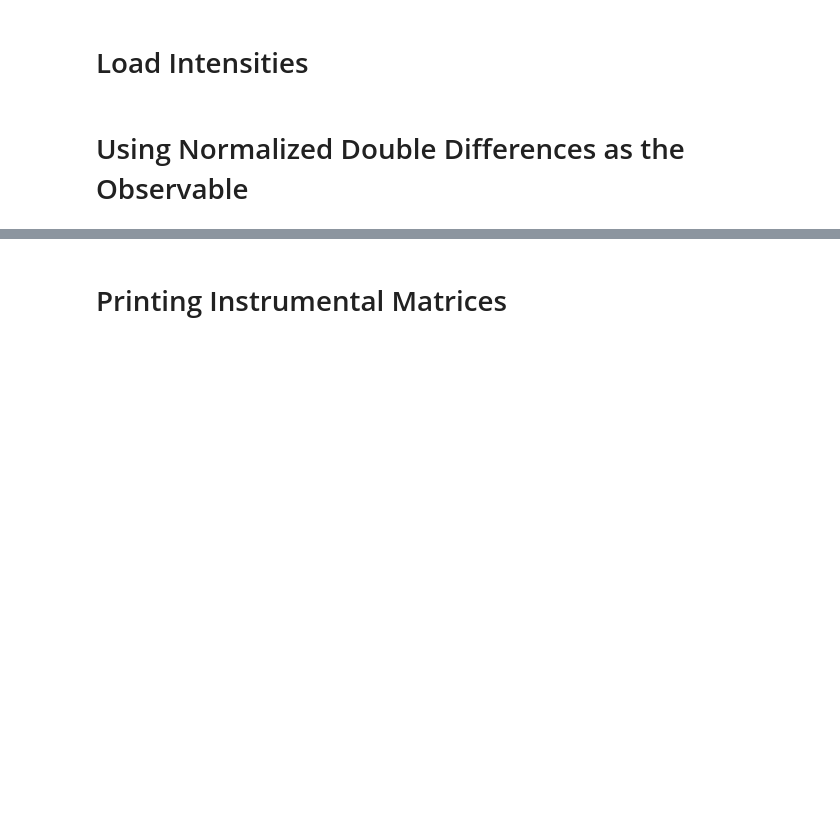
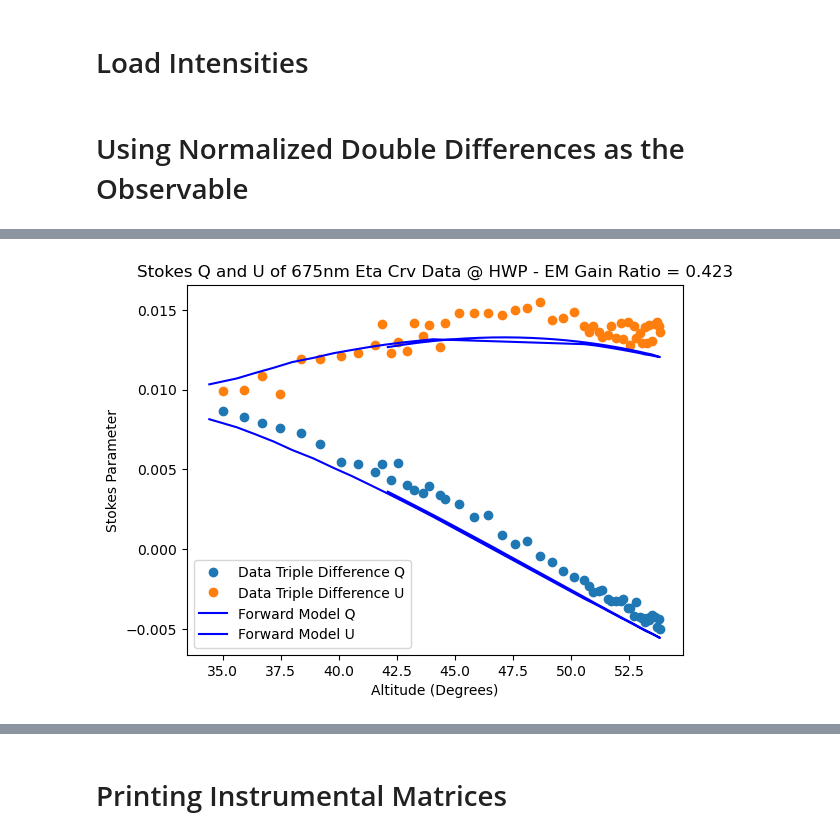
Before and after one commit to becca9808/vampires_calibration, a Jupyter notebook: vampires_on_sky_calibration/programs/eta_crv_normalized_double_difference_and_sum.ipynb, the cells around one changed output, grey strips where cells are left out. Drawn from its saved outputs; the diff is of its cells as text; code cells hidden in the pictures; blank space fills up the shorter version.

```diff
--- a/vampires_on_sky_calibration/programs/eta_crv_normalized_double_difference_and_sum.ipynb
+++ b/vampires_on_sky_calibration/programs/eta_crv_normalized_double_difference_and_sum.ipynb
@@ -164,0 +311,20 @@ HWP Stokes Vector
+# %%
+
+plt.plot(final_altitudes,0.5*(df["DOUBLE_DIFFERENCE"][::4][0::4].values-df["DOUBLE_DIFFERENCE"][0::4][1::4].values),'o',label="Data Triple Difference Q")
+plt.plot(final_altitudes,0.5*(df["DOUBLE_DIFFERENCE"][::4][2::4].values-df["DOUBLE_DIFFERENCE"][0::4][3::4].values),'o',label="Data Triple Difference U")
+
+all_stokes = np.array(all_stokes)
+plt.plot(all_altitudes[::4], 0.5*(all_stokes[::4,0]-all_stokes[1::4,0]), label='Forward Model Q', color='blue')
+plt.plot(all_altitudes[::4], 0.5*(all_stokes[2::4,0]-all_stokes[3::4,0]), label='Forward Model U', color='blue')
+# plt.plot(final_altitudes, U_list, label='U', linestyle='None', marker='o', color='red')
+
+# plt.plot(final_altitudes, Q_list, label='Q', linestyle='None', marker='o', color='C2')
+# plt.plot(final_altitudes, np.array(U_list), label='U', linestyle='None', marker='o', color='C3')
+
+plt.title(f"Stokes Q and U of {wavelength}nm Eta Crv Data @ HWP - EM Gain Ratio = " + str(em_gain))
+plt.xlabel("Altitude (Degrees)")
+plt.ylabel("Stokes Parameter")
+plt.legend()
+plt.show()
+# %% [output]
+[figure, added]
```
Also changed, not shown: parts of 8 cells of this notebook, 1 other file.
